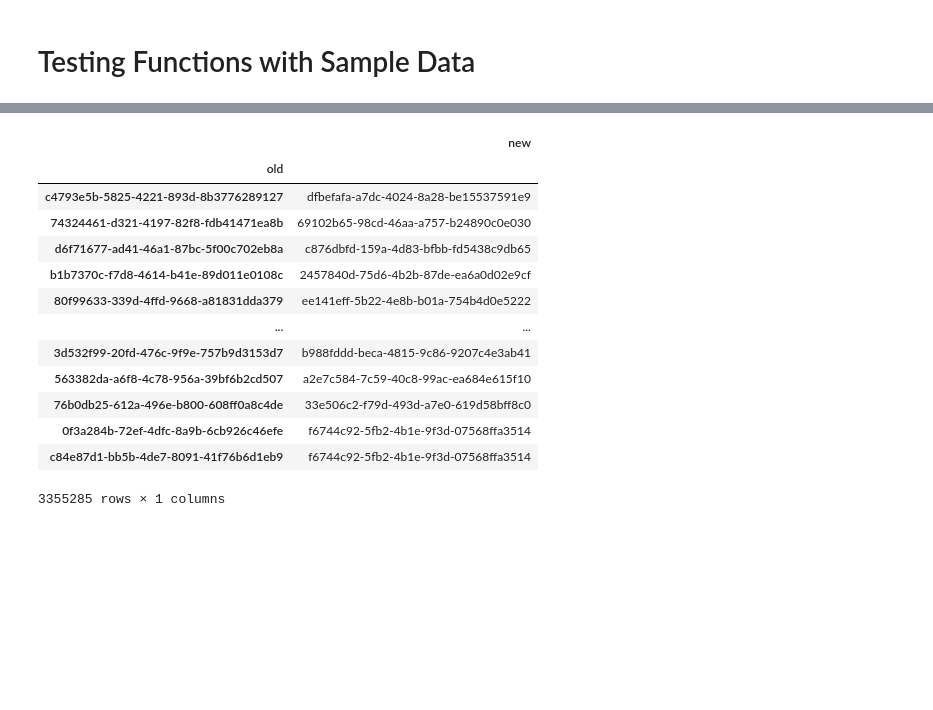
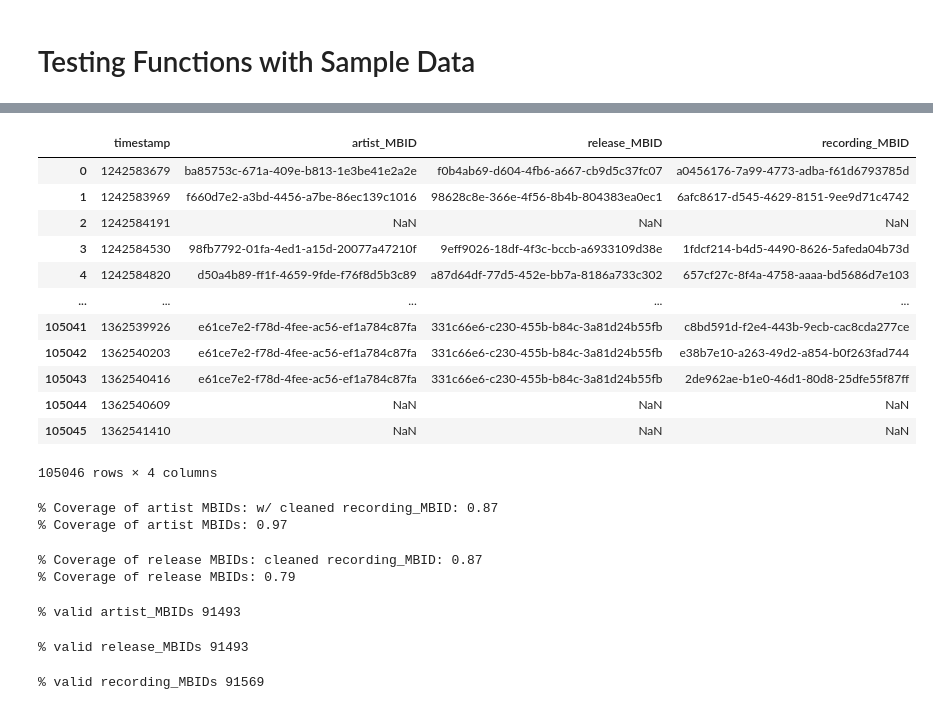
Before and after one commit to Prathamesh-Ghatole/MLHD, a Jupyter notebook: test_clean_master.ipynb, the cells around one changed output, grey strips where cells are left out. Saved outputs shown, nothing was run; the diff lists cells and outputs as text; code cells hidden in the pictures; blank space fills up the shorter version.

```diff
--- a/test_clean_master.ipynb
+++ b/test_clean_master.ipynb
@@ -95,9 +80,0 @@ df
-# %%
-
-# df['recording_MBID_cleaned'] = df.recording_MBID.map(
-#         lambda x: io.replace(x, MB_rec_redirects, 'new')
-#         if x not in rec_gid_set else x)
-
-df['recording_MBID_uncleaned'] = df.recording_MBID.apply(lambda x: True if x in rec_gid_set else False)
-df[-df['recording_MBID_uncleaned']]
-# df
@@ -175,17 +150,16 @@ Wall time: 555 ms
-# %%
-MB_rec_redirects
-# %% [output]
-|  | new |
-| old |  |
-| c4793e5b-5825-4221-893d-8b3776289127 | dfbefafa-a7dc-4024-8a28-be15537591e9 |
-| 74324461-d321-4197-82f8-fdb41471ea8b | 69102b65-98cd-46aa-a757-b24890c0e030 |
-| d6f71677-ad41-46a1-87bc-5f00c702eb8a | c876dbfd-159a-4d83-bfbb-fd5438c9db65 |
-| b1b7370c-f7d8-4614-b41e-89d011e0108c | 2457840d-75d6-4b2b-87de-ea6a0d02e9cf |
-| 80f99633-339d-4ffd-9668-a81831dda379 | ee141eff-5b22-4e8b-b01a-754b4d0e5222 |
-| ... | ... |
-| 3d532f99-20fd-476c-9f9e-757b9d3153d7 | b988fddd-beca-4815-9c86-9207c4e3ab41 |
-| 563382da-a6f8-4c78-956a-39bf6b2cd507 | a2e7c584-7c59-40c8-99ac-ea684e615f10 |
-| 76b0db25-612a-496e-b800-608ff0a8c4de | 33e506c2-f79d-493d-a7e0-619d58bff8c0 |
-| 0f3a284b-72ef-4dfc-8a9b-6cb926c46efe | f6744c92-5fb2-4b1e-9f3d-07568ffa3514 |
-| c84e87d1-bb5b-4de7-8091-41f76b6d1eb9 | f6744c92-5fb2-4b1e-9f3d-07568ffa3514 |
-3355285 rows × 1 columns
+# %%
+processed
+# %% [output]
+|  | timestamp | artist_MBID | release_MBID | recording_MBID |
+| 0 | 1242583679 | ba85753c-671a-409e-b813-1e3be41e2a2e | f0b4ab69-d604-4fb6-a667-cb9d5c37fc07 | a0456176-7a99-4773-adba-f61d6793785d |
+| 1 | 1242583969 | f660d7e2-a3bd-4456-a7be-86ec139c1016 | 98628c8e-366e-4f56-8b4b-804383ea0ec1 | 6afc8617-d545-4629-8151-9ee9d71c4742 |
+| 2 | 1242584191 | NaN | NaN | NaN |
+| 3 | 1242584530 | 98fb7792-01fa-4ed1-a15d-20077a47210f | 9eff9026-18df-4f3c-bccb-a6933109d38e | 1fdcf214-b4d5-4490-8626-5afeda04b73d |
+| 4 | 1242584820 | d50a4b89-ff1f-4659-9fde-f76f8d5b3c89 | a87d64df-77d5-452e-bb7a-8186a733c302 | 657cf27c-8f4a-4758-aaaa-bd5686d7e103 |
+| ... | ... | ... | ... | ... |
+| 105041 | 1362539926 | e61ce7e2-f78d-4fee-ac56-ef1a784c87fa | 331c66e6-c230-455b-b84c-3a81d24b55fb | c8bd591d-f2e4-443b-9ecb-cac8cda277ce |
+| 105042 | 1362540203 | e61ce7e2-f78d-4fee-ac56-ef1a784c87fa | 331c66e6-c230-455b-b84c-3a81d24b55fb | e38b7e10-a263-49d2-a854-b0f263fad744 |
+| 105043 | 1362540416 | e61ce7e2-f78d-4fee-ac56-ef1a784c87fa | 331c66e6-c230-455b-b84c-3a81d24b55fb | 2de962ae-b1e0-46d1-80d8-25dfe55f87ff |
+| 105044 | 1362540609 | NaN | NaN | NaN |
+| 105045 | 1362541410 | NaN | NaN | NaN |
+105046 rows × 4 columns
@@ -191,0 +168,31 @@ MB_rec_redirects
+# %%
+# Some Stats/tests
+
+print(
+    "% Coverage of artist MBIDs: w/ cleaned recording_MBID:",
+    round(processed.artist_MBID.isna().value_counts()[0]/processed.artist_MBID.isna().value_counts().sum(), 2),
+    "\n"
+    "% Coverage of artist MBIDs:",
+    round(df.artist_MBID.isna().value_counts()[0]/df.artist_MBID.isna().value_counts().sum(), 2)
+    )
+
+print(
+    "% Coverage of release MBIDs: cleaned recording_MBID:",
+    round(processed.release_MBID.isna().value_counts()[0]/processed.release_MBID.isna().value_counts().sum(), 2),
+    "\n"
+    "% Coverage of release MBIDs:",
+    round(df.release_MBID.isna().value_counts()[0]/df.release_MBID.isna().value_counts().sum(), 2)
+    )
+# %% [output]
+% Coverage of artist MBIDs: w/ cleaned recording_MBID: 0.87
+% Coverage of artist MBIDs: 0.97
+% Coverage of release MBIDs: cleaned recording_MBID: 0.87
+% Coverage of release MBIDs: 0.79
+# %%
+print("% valid artist_MBIDs", (processed.artist_MBID.isna().value_counts()[0]))
+print("% valid release_MBIDs", (processed.release_MBID.isna().value_counts()[0]))
+print("% valid recording_MBIDs", (processed.recording_MBID.isna().value_counts()[0]))
+# %% [output]
+% valid artist_MBIDs 91493
+% valid release_MBIDs 91493
+% valid recording_MBIDs 91569
```
Also changed, not shown: parts of 25 cells of this notebook, 1 other file.
